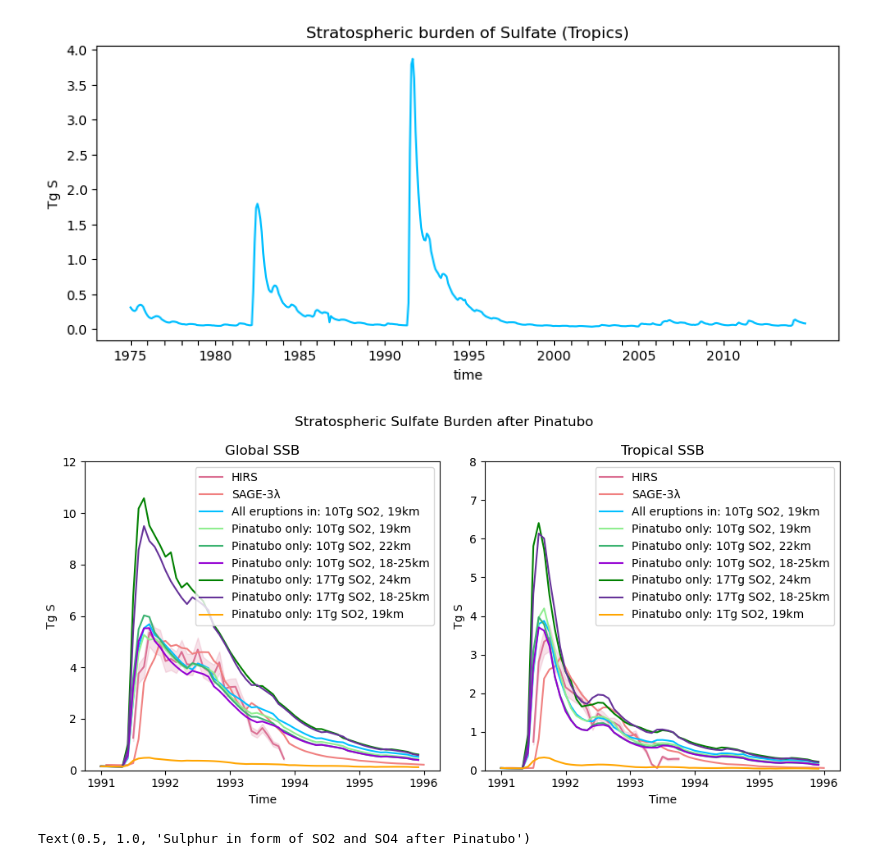
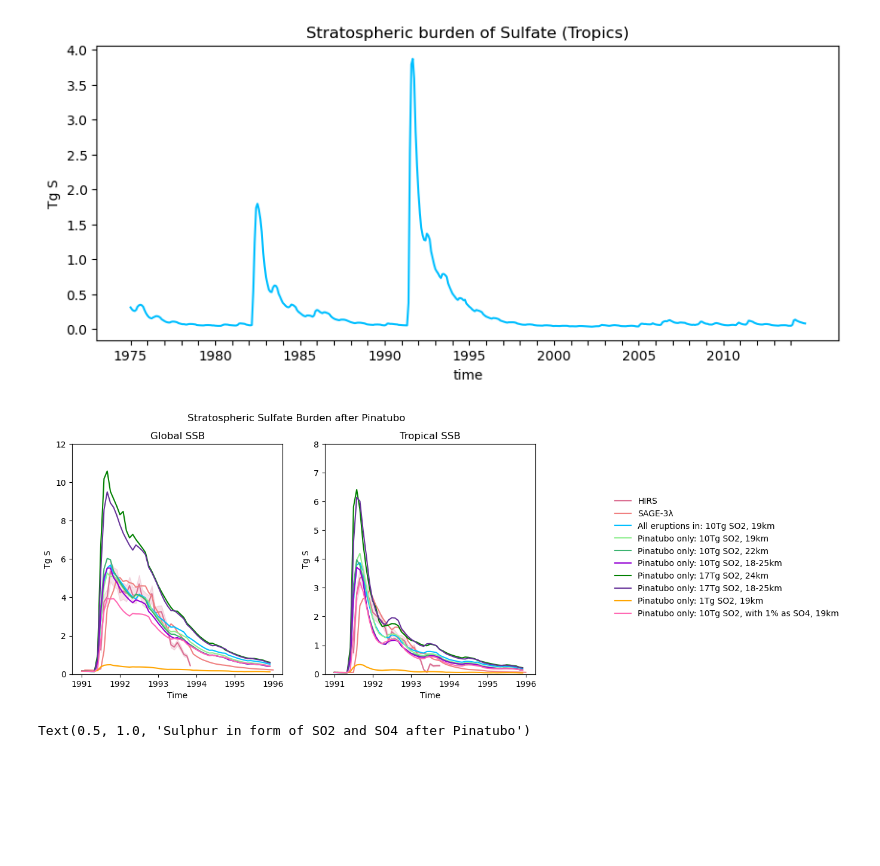
Before and after one commit to EliHHogemo/master_thesis, a Jupyter notebook: sulfur_pinatubo.ipynb, the cells around one changed output. Cells and saved outputs as stored; diff of their text form; code cells hidden in the pictures; blank space fills up the shorter version.

```diff
--- a/sulfur_pinatubo.ipynb
+++ b/sulfur_pinatubo.ipynb
@@ -422,6 +435,7 @@ tropopause_24 = ds_24["TROP_P"].weighted(weighted_lat_24).mean(dim=["lat", "lon"
 tropopause_1825 = ds_1825["TROP_P"].weighted(weighted_lat_1825).mean(dim=["lat", "lon"])
 tropopause_1825_17tg = ds_1825_17tg["TROP_P"].weighted(weighted_lat_1825_17tg).mean(dim=["lat", "lon"])
 tropopause_1tg = ds_1tg["TROP_P"].weighted(weighted_lat_1tg).mean(dim=["lat", "lon"])
+tropopause_1pr= ds_1pr["TROP_P"].weighted(weighted_lat_1pr).mean(dim=["lat", "lon"])
 # %%
 p_lev = tropopause * 0.01
 p_lev_22 = tropopause_22 * 0.01
@@ -430,6 +444,7 @@ p_lev_24 = tropopause_24 * 0.01
 p_lev_1825 = tropopause_1825 * 0.01
 p_lev_1825_17tg = tropopause_1825_17tg * 0.01
 p_lev_1tg = tropopause_1tg * 0.01
+p_lev_1pr = tropopause_1pr * 0.01
 M_strat_air = 0.099 * Matmos   #9.9% of the total mass of the atmosphere
 Mo = 15.999
 Mso4 = Ms + (4 * Mo)
@@ -484,6 +499,13 @@ so4_burd_1tg = so4_burd_1tg.weighted(weighted_lat_1tg).mean(dim=["lat", "lon", "
 so4_burden_1tg = so4_burd_1tg * M_strat_air *10**(-12)
 so4_burden_TgS_1tg = so4_burden_1tg * c
 
+mmr_sulf_1pr = ds_1pr["mmr_SULFATE"]
+so4_burd_1pr = mmr_sulf_1pr.where(mmr_sulf_1pr["lev"] <= p_lev_1pr)
+so4_burd_1pr = so4_burd_1pr.weighted(weighted_lat_1pr).mean(dim=["lat", "lon", "lev"])
+#so4_burd_1pr = so4_burd_1pr.weighted(weighted_lev_1pr).mean(dim="lev")
+so4_burden_1pr = so4_burd_1pr * M_strat_air *10**(-12)
+so4_burden_TgS_1pr = so4_burden_1pr * c
+
 plt.figure(figsize=(10, 4))
 so4_burden_TgS.plot(color = "deepskyblue", label = "NorESM2.3")
 plt.ylabel("Tg S")
@@ -507,6 +529,7 @@ so4_burden_Pinatubo_24 = so4_burden_TgS_24
 so4_burden_Pinatubo_1825 = so4_burden_TgS_1825
 so4_burden_Pinatubo_1825_17tg = so4_burden_TgS_1825_17tg
 so4_burden_Pinatubo_1tg = so4_burden_TgS_1tg
+so4_burden_Pinatubo_1pr = so4_burden_TgS_1pr
 
 plt.figure(figsize=(10, 4))
 so4_burden_Pinatubo.plot(color = "deepskyblue", label = "NorESM2.3, all eruptions in: 10Tg, 19km")
@@ -580,6 +603,14 @@ so4_burd_trop_1tg = so4_burd_trop_1tg.weighted(weighted_lat_1tg).mean(dim=["lat"
 so4_burden_trop_1tg = so4_burd_trop_1tg * M_strat_air * ratio *10**(-12)
 so4_burden_TgS_trop_1tg = so4_burden_trop_1tg * c
 
+so4_trop_1pr= mmr_sulf_1pr.sel(lat=slice(-20, 20))
+so4_burd_trop_1pr = so4_trop_1pr.where(so4_trop_1pr["lev"] <= p_lev_1pr)
+so4_burd_trop_1pr = so4_burd_trop_1pr.weighted(weighted_lat_1pr).mean(dim=["lat", "lon", "lev"])
+#so4_burd_trop_1825 = so4_burd_trop_1825.weighted(weighted_lev_19).mean(dim="lev")
+so4_burden_trop_1pr = so4_burd_trop_1pr * M_strat_air * ratio *10**(-12)
+so4_burden_TgS_trop_1pr = so4_burden_trop_1pr * c
+
+
 plt.figure(figsize=(10, 4))
 so4_burden_TgS_trop.plot(color = "deepskyblue", label = "NorESM2.3")
 plt.ylabel("Tg S")
@@ -624,7 +655,7 @@ time_years_24 = np.array([t.year + (t.month-1)/12 for t in so4_burden_Pinatubo_2
 time_years_1825 = np.array([t.year + (t.month-1)/12 for t in so4_burden_Pinatubo_1825.time.values])
 time_years_1825_17tg = np.array([t.year + (t.month-1)/12 for t in so4_burden_Pinatubo_1825_17tg.time.values])
 time_years_1tg = np.array([t.year + (t.month-1)/12 for t in so4_burden_Pinatubo_1tg.time.values])
-
+time_years_1pr = np.array([t.year + (t.month-1)/12 for t in so4_burden_Pinatubo_1pr.time.values])
 
 obs_time_trop = np.array([t.year + (t.month-1)/12 for t in trop_sage.index])
 obs_time_hirs_trop = np.array([t.year + (t.month-1)/12 for t in trop.index])
@@ -635,6 +666,8 @@ time_years_trop_24 = np.array([t.year + (t.month-1)/12 for t in so4_burden_TgS_t
 time_years_trop_1825 = np.array([t.year + (t.month-1)/12 for t in so4_burden_TgS_trop_1825.time.values])
 time_years_trop_1825_17tg = np.array([t.year + (t.month-1)/12 for t in so4_burden_TgS_trop_1825_17tg.time.values])
 time_years_trop_1tg = np.array([t.year + (t.month-1)/12 for t in so4_burden_TgS_trop_1tg.time.values])
+time_years_trop_1pr = np.array([t.year + (t.month-1)/12 for t in so4_burden_TgS_trop_1pr.time.values])
+
 
 fig, ax = plt.subplots(1, 2, figsize=(10, 5))
 ax[0].plot(obs_time_hirs, total, color="palevioletred", label="HIRS")
@@ -646,37 +679,46 @@ ax[0].plot(time_years_19_c, so4_burden_Pinatubo_19_c, color = "lightgreen", labe
 ax[0].plot(time_years_22, so4_burden_Pinatubo_22, color = "mediumseagreen", label = "Pinatubo only: 10Tg SO2, 22km")
 ax[0].plot(time_years_1825, so4_burden_Pinatubo_1825, color = "darkviolet", label = "Pinatubo only: 10Tg SO2, 18-25km")
 ax[0].plot(time_years_24, so4_burden_Pinatubo_24, color = "green", label = "Pinatubo only: 17Tg SO2, 24km")
 ax[0].plot(time_years_1825_17tg, so4_burden_Pinatubo_1825_17tg, color = "rebeccapurple", label = "Pinatubo only: 17Tg SO2, 18-25km")
 ax[0].plot(time_years_1tg, so4_burden_Pinatubo_1tg, color="orange", label="Pinatubo only: 1Tg SO2, 19km")
+ax[0].plot(time_years_1pr, so4_burden_Pinatubo_1pr, color="hotpink", label="Pinatubo only: 10Tg SO2, with 1% as SO4, 19km")
 ax[0].set_xlabel("Time")
 ax[0].set_ylabel("Tg S")
 ax[0].set_ylim(0,12)
 ax[0].set_title("Global SSB")
-ax[0].legend()
 
 ax[1].plot(obs_time_hirs_trop,  trop,  color="palevioletred", label="HIRS")
 ax[1].fill_between(obs_time_hirs_trop, trop - err_trop, trop + err_trop,
                  color="palevioletred", alpha=0.2)
 ax[1].plot(obs_time_trop, trop_sage, color="lightcoral", label="SAGE-3λ")
 ax[1].plot(time_years_trop, so4_burden_TgS_trop_Pin, color = "deepskyblue", label = "All eruptions in: 10Tg SO2, 19km" )
 ax[1].plot(time_years_trop_19_c, so4_burden_TgS_trop_19_c, color = "lightgreen", label = "Pinatubo only: 10Tg SO2, 19km")
 ax[1].plot(time_years_trop_22, so4_burden_TgS_trop_22, color = "mediumseagreen", label = "Pinatubo only: 10Tg SO2, 22km")
 ax[1].plot(time_years_trop_1825, so4_burden_TgS_trop_1825, color = "darkviolet", label = "Pinatubo only: 10Tg SO2, 18-25km")
 ax[1].plot(time_years_trop_24, so4_burden_TgS_trop_24, color = "green", label = "Pinatubo only: 17Tg SO2, 24km")
 ax[1].plot(time_years_trop_1825_17tg, so4_burden_TgS_trop_1825_17tg, color = "rebeccapurple", label = "Pinatubo only: 17Tg SO2, 18-25km")
 ax[1].plot(time_years_trop_1tg, so4_burden_TgS_trop_1tg, color="orange", label="Pinatubo only: 1Tg SO2, 19km")
+ax[1].plot(time_years_trop_1pr, so4_burden_TgS_trop_1pr, color="hotpink", label="Pinatubo only: 10Tg SO2, with 1% as SO4, 19km")
 ax[1].set_xlabel("Time")
 ax[1].set_ylabel("Tg S")
 ax[1].set_ylim(0,8)
 ax[1].set_title("Tropical SSB")
-ax[1].legend()
 
+handles, labels = ax[0].get_legend_handles_labels()
+
+fig.legend(
+    handles,
+    labels,
+    loc="center left",
+    bbox_to_anchor=(1.02, 0.5),
+    frameon=False
+)
 
 fig.suptitle("Stratospheric Sulfate Burden after Pinatubo")
-plt.tight_layout()
+fig.subplots_adjust(right=0.90)
 plt.show()
 # %% [output]
-[figure, old version]
+[figure, new version]
 # %%
 bg = so2_tg.sel(time=[t for t in so2_tg.time.values if 1985 <= t.year <= 1990]).mean(dim="time")
 so2_Pinatubo = so2_tg.sel(time=[t for t in so2_tg.time.values if 1991 <= t.year <= 1995])
```
Also changed, not shown: parts of 16 cells of this notebook, 3 other files.
